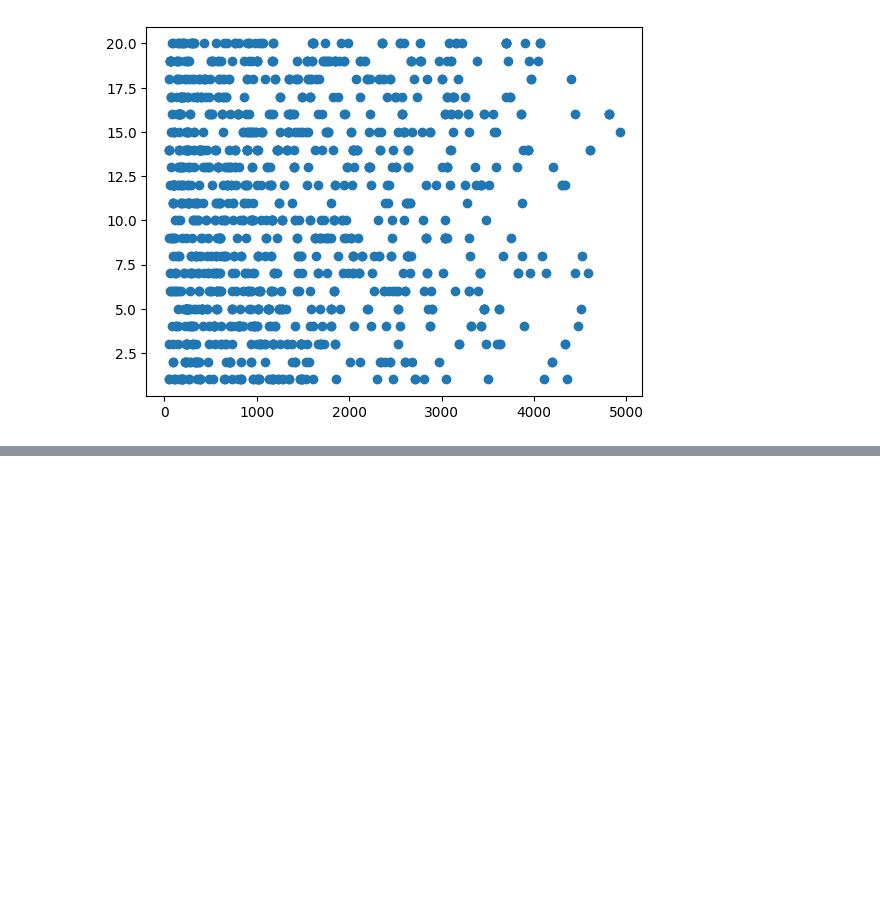
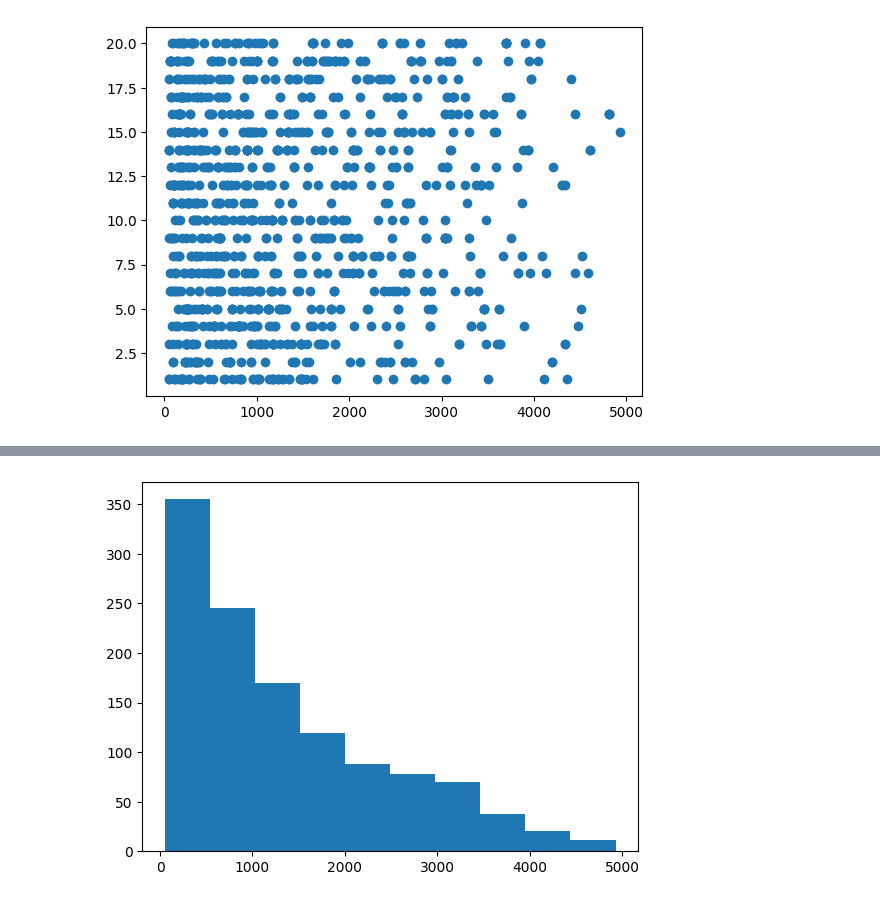
Before and after one commit to szymonszwedzinskiii/DataTemplates, a Jupyter notebook: Untitled0.ipynb, the cells around one changed output, grey strips where cells are left out. Cells and saved outputs as stored; diff of their text form; code cells hidden in the pictures; blank space fills up the shorter version.

```diff
--- a/Untitled0.ipynb
+++ b/Untitled0.ipynb
@@ -87,0 +128,5 @@ plt.scatter(df['Profit'], df['Quantity'])
+# %%
+plt.hist(xpoints)
+plt.show()
+# %% [output]
+[figure, added]
```
Also changed, not shown: parts of 4 cells of this notebook.
